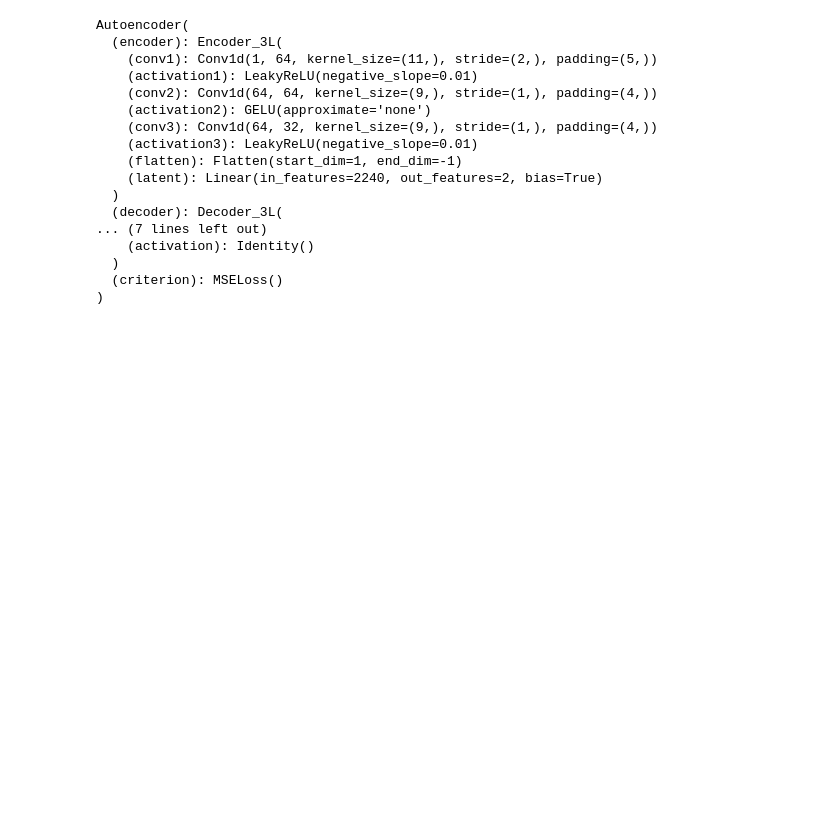
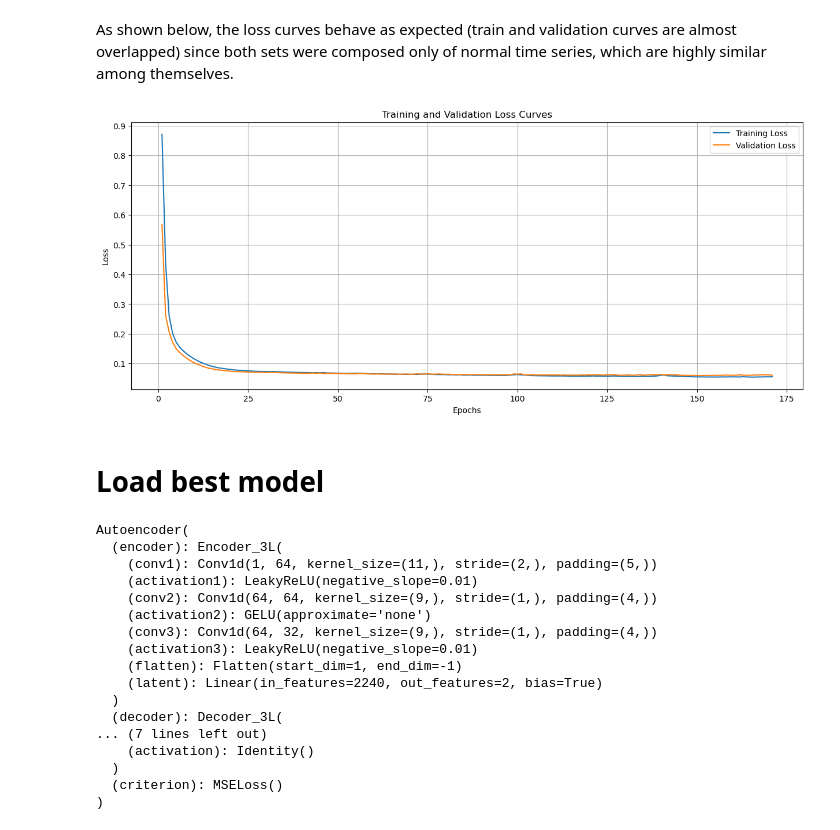
Before and after one commit to felipemattosv/ECG-anomaly-detection, a Jupyter notebook: 5_AE_Results.ipynb, the cells around one changed output. Cells and saved outputs as stored; diff of their text form; code cells hidden in the pictures; blank space fills up the shorter version.

```diff
--- a/5_AE_Results.ipynb
+++ b/5_AE_Results.ipynb
@@ -1 +85,13 @@
+# %% [markdown]
+As shown below, the loss curves behave as expected (train and validation curves are almost overlapped) since both sets were composed only of normal time series, which are highly similar among themselves.
+# %%
+loss_history_path = f"lightning_logs/{study_name}/loss_history_trial_{best_trial.number}.pt"
+
+loss_history = torch.load(loss_history_path)
+
+plot_loss_curves(loss_history['train_losses'], loss_history['val_losses'])
+# %% [output]
+[figure, added]
+# %% [markdown]
+# Load best model
 # %%
```
Also changed, not shown: parts of 53 cells of this notebook, 2 other files.
